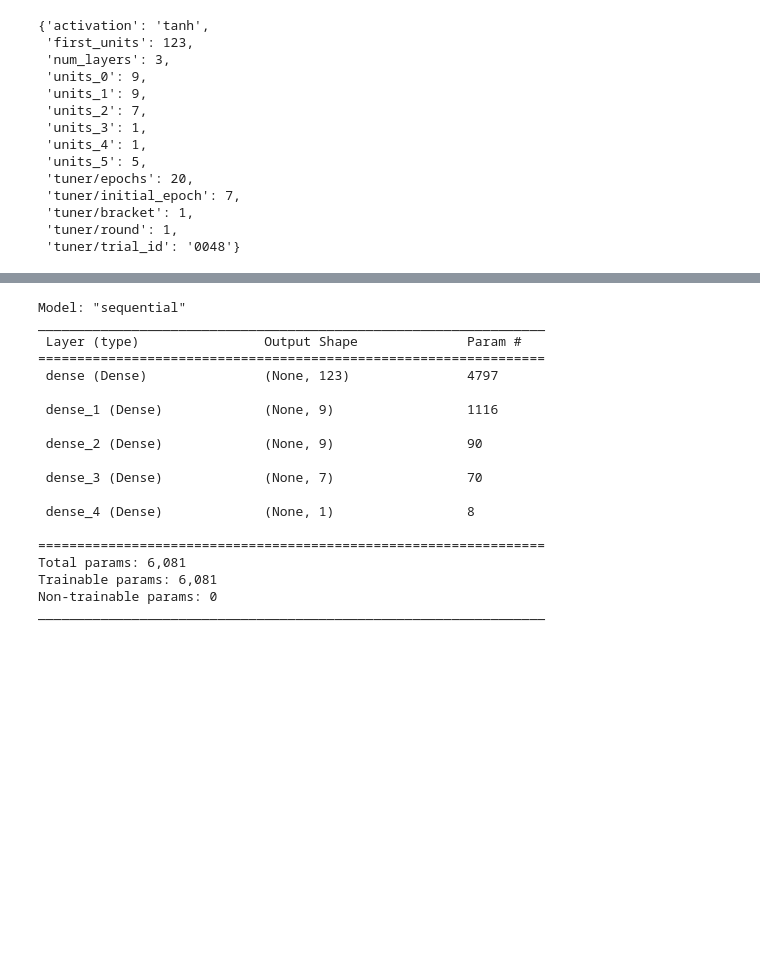
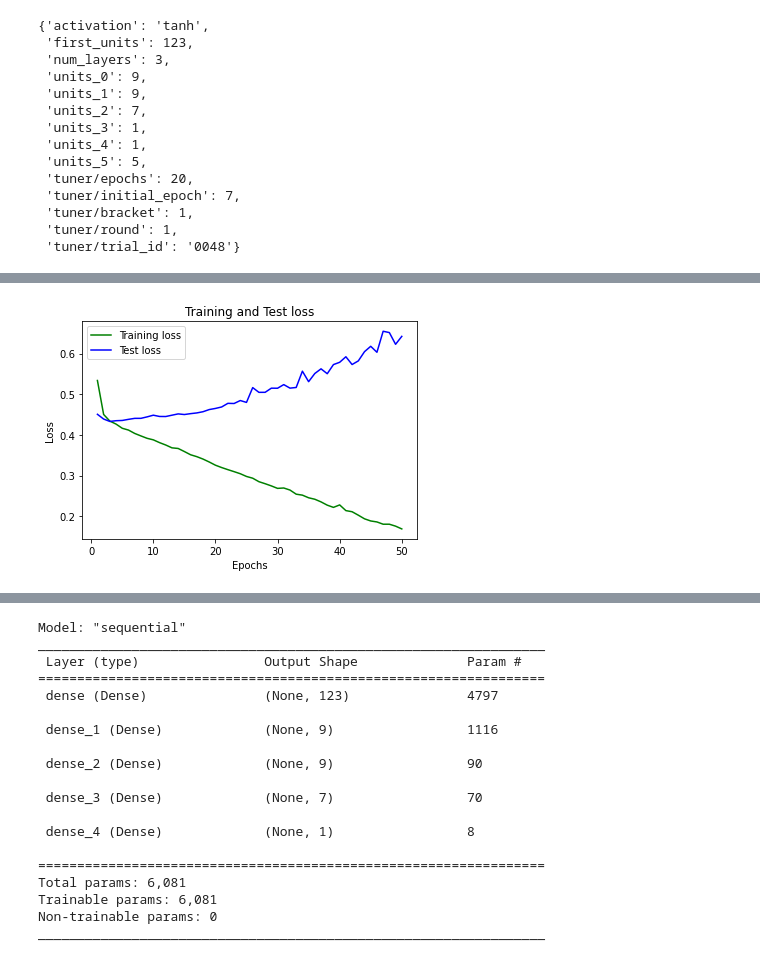
Before and after one commit to zrwood28/drug-use-personality-types, a Jupyter notebook: Best Neural Network Using Keras-Tuner.ipynb, the cells around one changed output, grey strips where cells are left out. Drawn from its saved outputs; the diff is of its cells as text; code cells hidden in the pictures; blank space fills up the shorter version.

Commit message:
Added plots to Jupyter notebook

```diff
--- a/Best Neural Network Using Keras-Tuner.ipynb
+++ b/Best Neural Network Using Keras-Tuner.ipynb
@@ -142,3 +137,11 @@ best_hyper.values
  'tuner/bracket': 1,
  'tuner/round': 1,
  'tuner/trial_id': '0048'}
+# %%
+# Build the model with the optimal hyperparameters and train it on the data for 50 epochs
+nn_model = tuner.hypermodel.build(best_hyper)
+history = nn_model.fit(X_train_scaled, Y_train, epochs=50, validation_data=(X_test_scaled,Y_test))
+
+val_acc_per_epoch = history.history['val_accuracy']
+best_epoch = val_acc_per_epoch.index(max(val_acc_per_epoch)) + 1
+print('Best epoch: %d' % (best_epoch,))
@@ -144,0 +166,13 @@ best_hyper.values
+# %%
+loss_train = history.history['loss']
+loss_val = history.history['val_loss']
+epochs = range(1,51)
+plt.plot(epochs, loss_train, 'g', label='Training loss')
+plt.plot(epochs, loss_val, 'b', label='Test loss')
+plt.title('Training and Test Loss')
+plt.xlabel('Epochs')
+plt.ylabel('Loss')
+plt.legend()
+plt.show()
+# %% [output]
+[figure, added]
```
Also changed, not shown: parts of 4 cells of this notebook.
